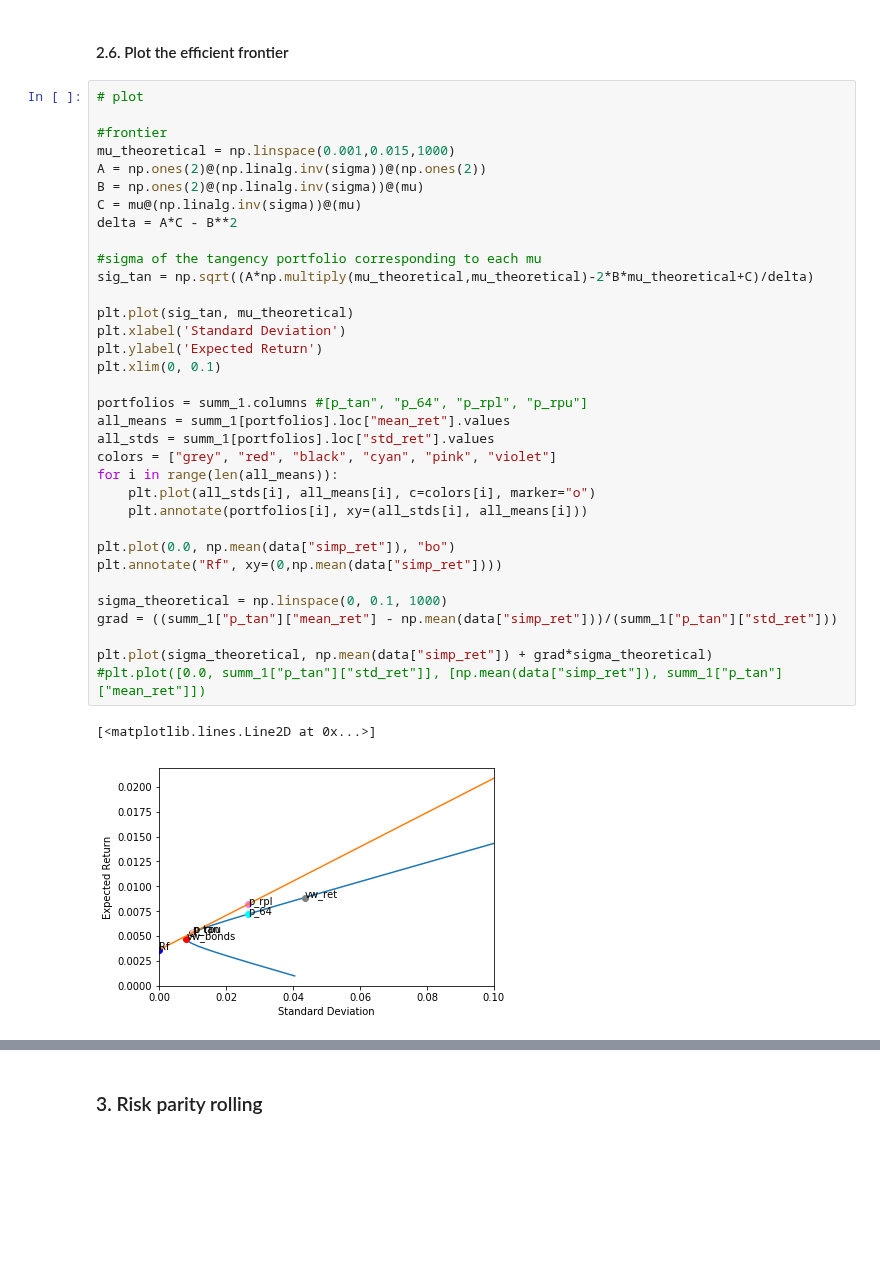
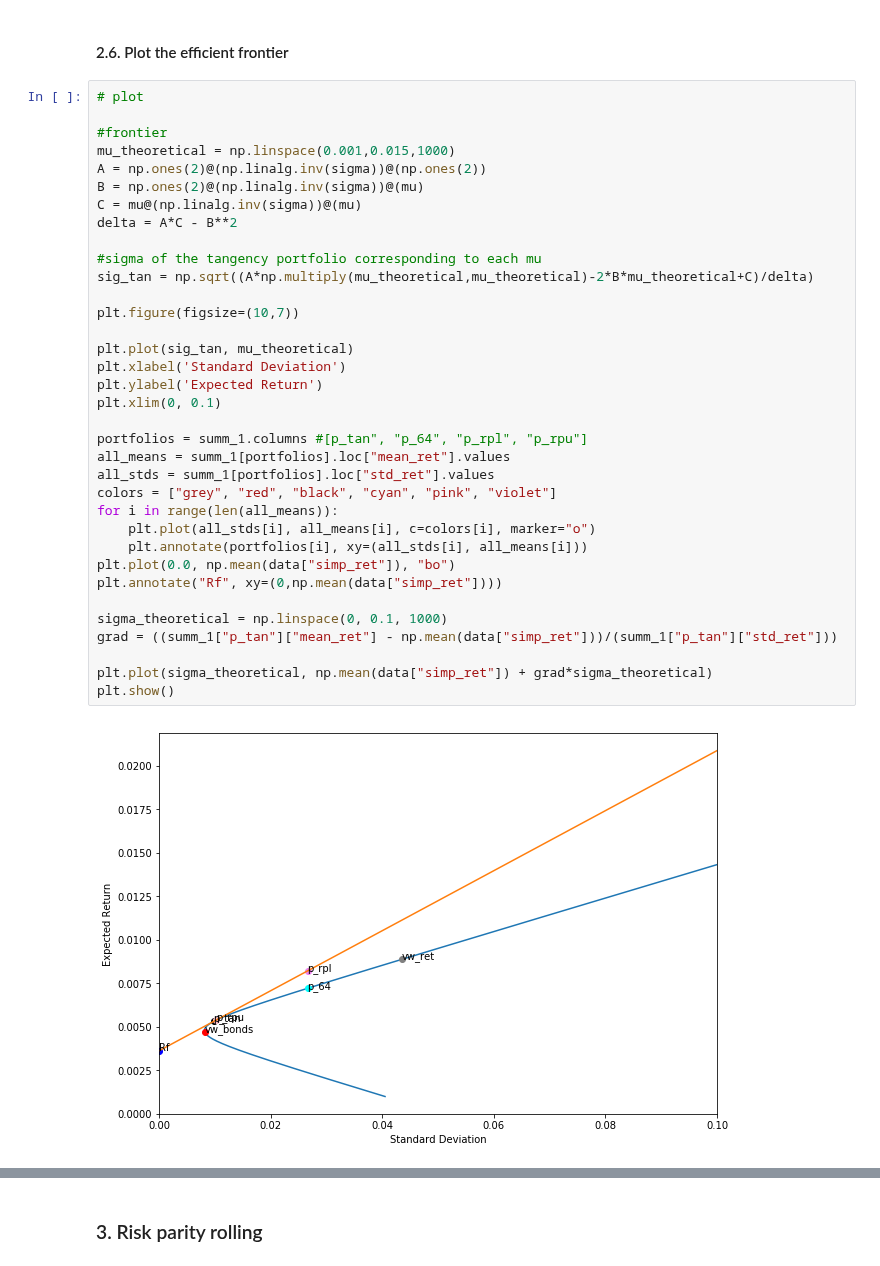
Before and after one commit to baohien97/EPFL-Investments, a Jupyter notebook: As3/InvestmentsAs3.ipynb, the cells around one changed output, grey strips where cells are left out. Drawn from its saved outputs; the diff is of its cells as text; blank space fills up the shorter version.

```diff
--- a/As3/InvestmentsAs3.ipynb
+++ b/As3/InvestmentsAs3.ipynb
@@ -205,34 +205,34 @@ summ_1
 #frontier
 mu_theoretical = np.linspace(0.001,0.015,1000)
 A = np.ones(2)@(np.linalg.inv(sigma))@(np.ones(2))
 B = np.ones(2)@(np.linalg.inv(sigma))@(mu)
 C = mu@(np.linalg.inv(sigma))@(mu)
 delta = A*C - B**2
 
 #sigma of the tangency portfolio corresponding to each mu
 sig_tan = np.sqrt((A*np.multiply(mu_theoretical,mu_theoretical)-2*B*mu_theoretical+C)/delta)
 
+plt.figure(figsize=(10,7))
+
 plt.plot(sig_tan, mu_theoretical)
 plt.xlabel('Standard Deviation')
 plt.ylabel('Expected Return')
 plt.xlim(0, 0.1)
 
 portfolios = summ_1.columns #[p_tan", "p_64", "p_rpl", "p_rpu"]
 all_means = summ_1[portfolios].loc["mean_ret"].values
 all_stds = summ_1[portfolios].loc["std_ret"].values
 colors = ["grey", "red", "black", "cyan", "pink", "violet"]
 for i in range(len(all_means)):
     plt.plot(all_stds[i], all_means[i], c=colors[i], marker="o")
     plt.annotate(portfolios[i], xy=(all_stds[i], all_means[i]))
-
 plt.plot(0.0, np.mean(data["simp_ret"]), "bo")
 plt.annotate("Rf", xy=(0,np.mean(data["simp_ret"])))
 
 sigma_theoretical = np.linspace(0, 0.1, 1000)
 grad = ((summ_1["p_tan"]["mean_ret"] - np.mean(data["simp_ret"]))/(summ_1["p_tan"]["std_ret"]))
 
 plt.plot(sigma_theoretical, np.mean(data["simp_ret"]) + grad*sigma_theoretical)
-#plt.plot([0.0, summ_1["p_tan"]["std_ret"]], [np.mean(data["simp_ret"]), summ_1["p_tan"]["mean_ret"]])
+plt.show()
 # %% [output]
-[<matplotlib.lines.Line2D at 0x...>]
-[figure, old version]
+[figure, new version]
```
Also changed, not shown: parts of 7 cells of this notebook.
